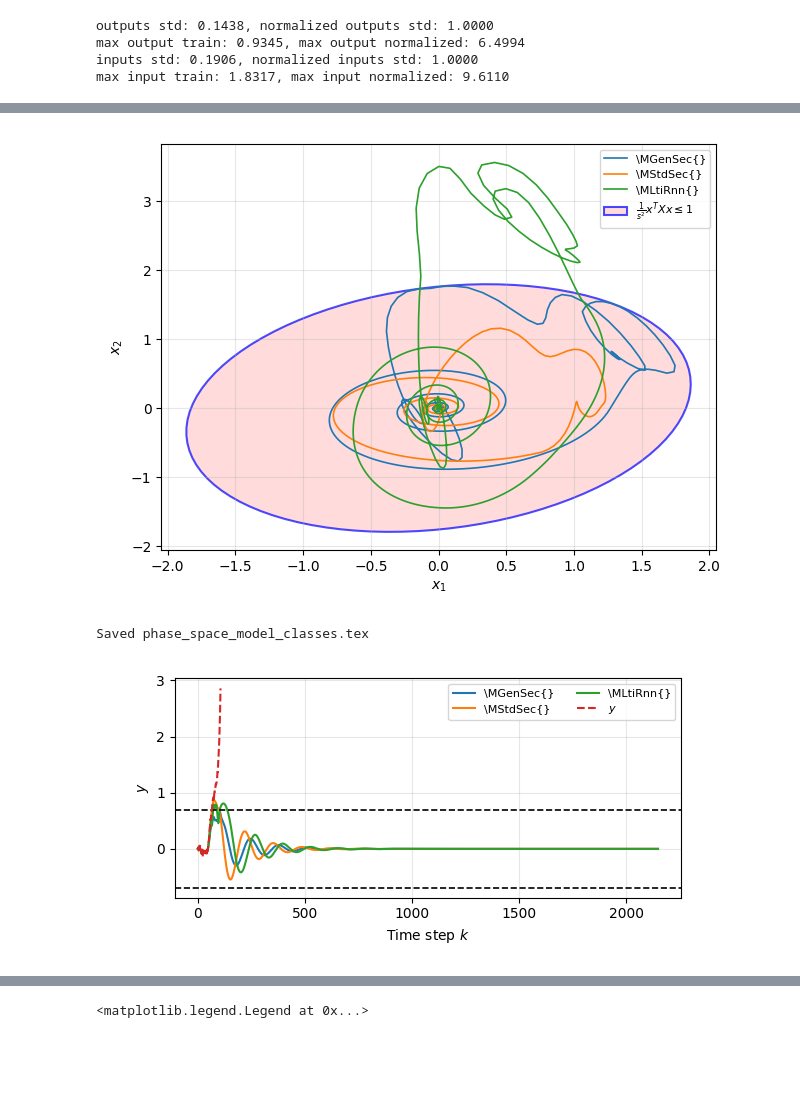
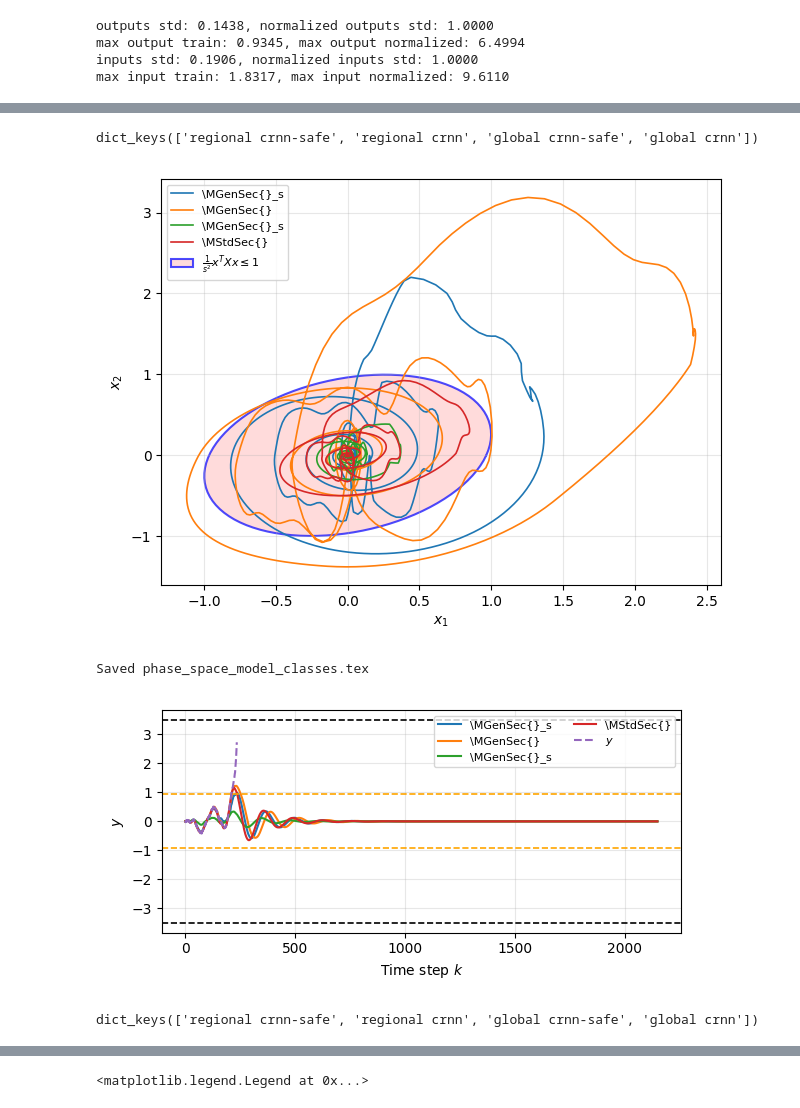
Before and after one commit to Dany-L/genSecSysId, a Jupyter notebook: python/notebooks/compare_run_ids.ipynb, the cells around one changed output, grey strips where cells are left out. Drawn from its saved outputs; the diff is of its cells as text; code cells hidden in the pictures; blank space fills up the shorter version.

```diff
--- a/python/notebooks/compare_run_ids.ipynb
+++ b/python/notebooks/compare_run_ids.ipynb
@@ -209,6 +253,6 @@ Normalizer loaded: DataNormalizer
 # read max output from mlflow metric
 run_data = mlflow.get_run(run_id).data.to_dictionary()
 y_train_max_metric = run_data['metrics']['data/max_output_train']
-y_bar_metric = run_data['metrics']['certificate/y_bar']
+y_bar_metric = run_data['metrics']['post_process/max_s/y_bar']
 print(f"y_train_max: {y_train_max_metric}, y_bar: {y_bar_metric}")
 # %% [output]
@@ -242,6 +287,7 @@ def np_bmat(mat):
         mat_list.append(np.hstack(col))
     return np.vstack(mat_list)
 # %%
+model.output_std = torch.tensor(normalizer.output_std)
 result = model.post_process()
 
 print(f"Constraints satisfied: {model.check_constraints()}")
@@ -267,10 +313,11 @@ tau = model.tau.detach().numpy()
 alpha = 1.0 / (1.0 + np.exp(-tau))  # sigmoid
 s = model.s.detach().numpy()
 X = np.linalg.inv(P)  # P^(-1)
+H = L @ X
 
 nd, nx, nz = model.nd, model.nx, model.nz
 
-y_bar = result["summary"]["optimized"]["y_bar_n"] * normalizer.output_std
+y_bar = result['max_s']['y_bar']
 print(f"y_bar: {y_bar}")
 # %% [output]
 Constraints satisfied: True
@@ -736,7 +777,7 @@ def load_model_zoo(div_k):
         mdl_  = load_model(os.path.join(mdl_d, "best_model.pt"), cfg_)
         if hasattr(mdl_, 'post_process'):
             result = mdl_.post_process()
-            y_bar = result["summary"]["optimized"]["y_bar_n"] * normalizer.output_std
+            y_bar = result["max_s"]["y_bar"]
         zoo[stab_k] = {'model': mdl_, 'nrmse': info['indiv_nrmse'], 'y_bar': y_bar}
         print(f"  loaded: {type(mdl_).__name__}")
     return zoo
@@ -761,6 +932,6 @@ model_zoo_div = load_model_zoo('yes')
 # %%
-idx = 5
-scale = 20.0
+idx = 0
+scale = 1.0
 stab_type = 'div'
 plot_y = True
 
@@ -776,7 +947,7 @@ elif stab_type == 'no_div':
 
 u_n = torch.tensor(normalizer.transform_inputs(u_padded))
 
-y_hat_n, (x,w), _ = model.forward_unfiltered(u_n)
+y_hat_n, (x,w), _ = model.forward_unfiltered(u_n) if hasattr(model, 'forward_unfiltered') else model(u_n)
 y_hat_n_safe, (x_safe, w_safe), u_safe_n = model_safe(u_n)
 y_hat = normalizer.inverse_transform_outputs(y_hat_n.detach().numpy())
 y_hat_safe = normalizer.inverse_transform_outputs(y_hat_n_safe.detach().numpy())
@@ -798,8 +969,8 @@ if plot_y:
     ax.plot(y, label='y', linestyle='dashed')
 ax.axhline(-y_bar, color='red', linestyle='dashed', label='-y_bar')
 ax.axhline(y_bar, color='red', linestyle='dashed', label='y_bar')
-# ax.axhline(-y_train_max, color='orange', linestyle='dashed', label='-y_train_max')
-# ax.axhline(y_train_max, color='orange', linestyle='dashed', label='y_train_max')
+ax.axhline(-y_train_max_metric, color='orange', linestyle='dashed', label='-y_train_max')
+ax.axhline(y_train_max_metric, color='orange', linestyle='dashed', label='y_train_max')
 ax.legend()
 ax.grid()
 
@@ -815,3 +986,7 @@ ax.grid()
+# %%
+model_zoo.keys()
+# %% [output]
+dict_keys(['regional crnn-safe', 'regional crnn', 'global crnn-safe', 'global crnn'])
 # %%
 # ── Forward pass + plots (re-run this cell when changing u_n / u_safe_n) ─────
 with torch.no_grad():
@@ -830,7 +1005,7 @@ with torch.no_grad():
 n_cls     = len(zoo_out)
 label_map = dict(zip(stab_type_dict.keys(), models))
 _y_bar    = float(y_bar)
-_y_tmax   = float(y_train_max)
+_y_tmax   = float(y_train_max_metric)
 
 # ── Time-domain ───────────────────────────────────────────────────────────────
 # fig_td, axes_td = plt.subplots(n_cls, 1, figsize=(9, 3 * n_cls), sharex=True)
@@ -876,8 +1051,8 @@ for stab_k, res in zoo_out.items():
     # except AttributeError:
     #     pass
 
-P_ = model_zoo['regional']['model'].P.detach().numpy()
-s_ = model_zoo['regional']['model'].s.detach().numpy()
+P_ = model_zoo['regional crnn']['model'].P.detach().numpy()
+s_ = model_zoo['regional crnn']['model'].s.detach().numpy()
 plot_ellipse(ax, np.linalg.inv(P_), s_, fill=True)
 # ax.set_title(label_map[stab_k])
 ax.legend(fontsize=8)
@@ -885,38 +1060,42 @@ ax.grid(True, alpha=0.3)
 ax.set_xlabel(r'$x_1$'); ax.set_ylabel(r'$x_2$')
 fig_ps.tight_layout()
 plt.show()
 
 # ── Save tikz ─────────────────────────────────────────────────────────────────
 tikzplotlib.clean_figure(fig_ps)
 tikzplotlib.save(str(fig_out_dir / 'phase_space_model_classes-output_bound.tex'), figure=fig_ps)
 print("Saved phase_space_model_classes.tex")
 
 fig_s, ax_s = plt.subplots(figsize=(6, 3))
 for stab_k, res in zoo_out.items():
     t = np.arange(res['y'].shape[1])
     ax_s.plot(t, res['y'][0, :, 0], lw=1.5, label=f'{label_map[stab_k]}')
     # ax_s.plot(t, res['y_safe'][0, :, 0], lw=1.5, label=f'{label_map[stab_k]}')
 
 ax_s.axhline( _y_bar,  color='black',    ls='--', lw=1.2)
 ax_s.axhline(-_y_bar,  color='black',    ls='--', lw=1.2)
 if plot_y:
     t2 = np.arange(y.shape[0])
     ax_s.plot(t2, y, lw=1.5, linestyle='dashed', label='$y$')
-# ax_s.axhline( _y_tmax, color='orange', ls='--', lw=1.2)
-# ax_s.axhline(-_y_tmax, color='orange', ls='--', lw=1.2)
+ax_s.axhline( _y_tmax, color='orange', ls='--', lw=1.2)
+ax_s.axhline(-_y_tmax, color='orange', ls='--', lw=1.2)
 ax_s.set_xlabel(r'Time step $k$')
 ax_s.set_ylabel(r'$y$')
 ax_s.legend(fontsize=8, ncol=2)
 ax_s.grid(True, alpha=0.3)
 fig_s.tight_layout()
 tikzplotlib.clean_figure(fig_s)
 tikzplotlib.save(str(fig_out_dir / f'time_domain_all_models-output_bound.tex'), figure=fig_s)
 # plt.close(fig_s)
 # print(f"Saved time_domain_{stab_k}.tex")
 # %% [output]
-[figure, old version]
+[figure, new version]
 Saved phase_space_model_classes.tex
-[figure, old version]
+[figure, new version]
+# %%
+model_zoo.keys()
+# %% [output]
+dict_keys(['regional crnn-safe', 'regional crnn', 'global crnn-safe', 'global crnn'])
 # %%
 # ── Forward pass + plots for div=yes models ───────────────────────────────────
 with torch.no_grad():
```
Also changed, not shown: parts of 27 cells of this notebook, 8 other files.
